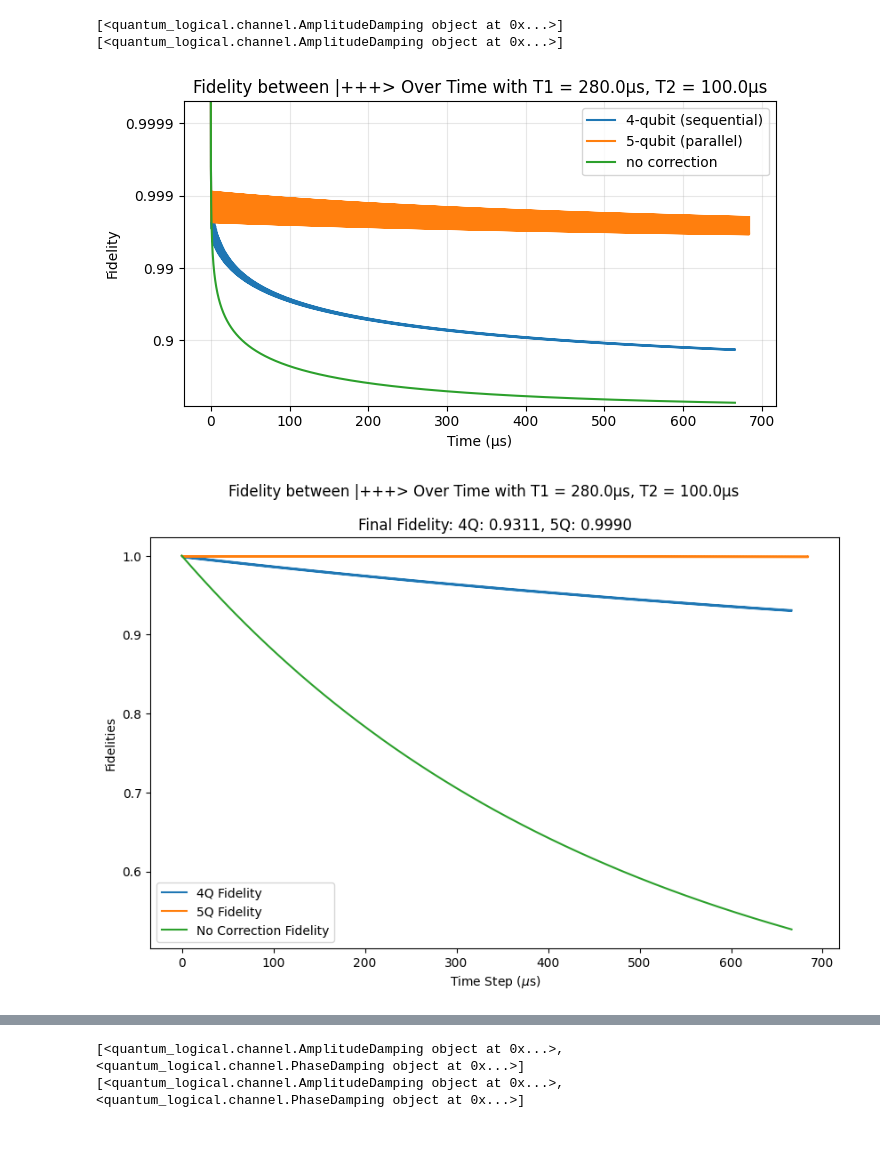
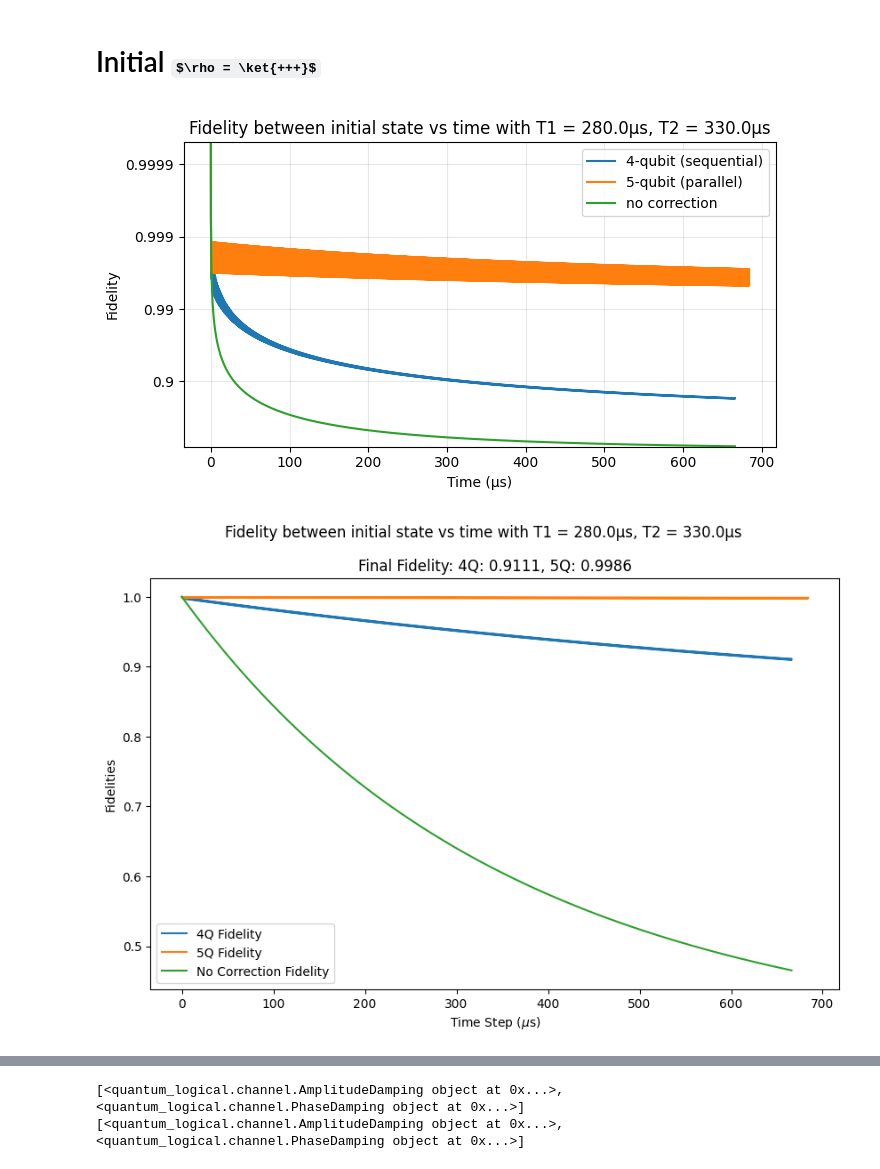
Before and after one commit to Wrn13/QuantumLogicalSimulator, a Jupyter notebook: src/notebooks/Qubit_Solver.ipynb, the cells around one changed output, grey strips where cells are left out. Saved outputs shown, nothing was run; the diff lists cells and outputs as text; code cells hidden in the pictures; some formulas as TeX source; blank space fills up the shorter version.

Commit message:
Generate data WIP

```diff
--- a/src/notebooks/Qubit_Solver.ipynb
+++ b/src/notebooks/Qubit_Solver.ipynb
@@ -14,5 +26,5 @@ runner = ExperimentRunner()
 # %%
-def ideal_plot_results(trotter_dt: float, state_list_4: List[qt.Qobj], state_list_5: List[qt.Qobj], no_correction:list[qt.Qobj], output_path: str, t1, t2) -> None:
+def ideal_plot_results_linear_plot(trotter_dt: float, state_list_4: List[qt.Qobj], state_list_5: List[qt.Qobj], no_correction:list[qt.Qobj], output_path: str, t1, t2, init_rho) -> None:
     """Create and save diagnostic plots for a completed experiment.
 
     The function computes time-steps from `trotter_dt` and extracts marginal
@@ -40,10 +52,6 @@ def ideal_plot_results(trotter_dt: float, state_list_4: List[qt.Qobj], state_lis
     probabilities_5 = [state.ptrace([0, 1, 2]).diag().real for state in state_list_5]
     probabilities_5 = np.array(probabilities_5)
 
-    plus_state = qt.gates.snot() * qt.basis(2, 0)
-    init_state = qt.tensor(plus_state, plus_state, plus_state)
-    init_rho = qt.ket2dm(init_state)
-
     fidelities_4 = [qt.fidelity(state.ptrace([0, 1, 2]), init_rho) for state in state_list_4]
     fidelities_4 = np.array(fidelities_4)
 
@@ -59,23 +67,20 @@ def ideal_plot_results(trotter_dt: float, state_list_4: List[qt.Qobj], state_lis
     plt.plot(time_steps_4, fidelity_no_correction, label="No Correction Fidelity")
     plt.xlabel(r"Time Step ($\mu$s)")
     plt.ylabel("Fidelities")
-    plt.suptitle(f"Fidelity between |+++> Over Time with T1 = {t1:.1f}μs, T2 = {t2:.1f}μs")
+    plt.suptitle(f"Fidelity between initial state vs time with T1 = {t1:.1f}μs, T2 = {t2:.1f}μs")
     plt.title(f"Final Fidelity: 4Q: {fidelities_4[-1]:.4f}, 5Q: {fidelities_5[-1]:.4f}")
     plt.legend()
     plt.savefig(f"{output_path}/fidelities_plot.png")
     plt.show()
 # %%
 def ideal_plot_results_log_plot(trotter_dt, state_list_4, state_list_5, no_correction,
-                                  output_path, t1, t2):
+                                  output_path, t1, t2, init_rho):
     if not os.path.exists(output_path):
         os.makedirs(output_path)
 
     time_steps_4 = np.linspace(0, trotter_dt * len(state_list_4), len(state_list_4))
     time_steps_5 = np.linspace(0, trotter_dt * len(state_list_5), len(state_list_5))
     time_steps_nc = np.linspace(0, trotter_dt * len(no_correction), len(no_correction))
-
-    plus_state = qt.gates.snot() * qt.basis(2, 0)
-    init_rho = qt.ket2dm(qt.tensor(plus_state, plus_state, plus_state))
 
     # qt.fidelity returns sqrt-fidelity; square it to get the standard Uhlmann F
     def infid(states):
@@ -115,7 +120,7 @@ def ideal_plot_results_log_plot(trotter_dt, state_list_4, state_list_5, no_corre
     ax.legend()
     ax.grid(True, which='major', alpha=0.3)
 
-    ax.set_title(f"Fidelity between |+++> Over Time with T1 = {t1:.1f}μs, T2 = {t2:.1f}μs")
+    ax.set_title(f"Fidelity between initial state vs time with T1 = {t1:.1f}μs, T2 = {t2:.1f}μs")
     plt.tight_layout()
     plt.savefig(os.path.join(output_path, 'fidelities_plot.png'), dpi=150)
     plt.show()
@@ -238,48 +127,45 @@ ideal_dropped_states_5.append(state_list_5[19*3])
+# %% [markdown]
+# Initial $\rho = \ket{+++}$
 # %%
-from quantum_logical.channel import AmplitudeDamping
-from quantum_logical.trotter import TrotterGroup
-
-
 T1= 280
-T2= 100
+T2= 330
 n = 600
+init_rho = qt.ket2dm(qt.tensor(plus_state, plus_state, plus_state))
 
 setup_5 = [
 qubit_parallel_phase_circuit(single_qubit_time, two_qubit_time, num_ancillae=2)
 ] * 2*n
 
 setup_4 = [
 qubit_partial_phase_circuit(single_qubit_time, two_qubit_time, target_state = 0),
 qubit_partial_phase_circuit(single_qubit_time, two_qubit_time, target_state = 1),
 ] * n
 
-trotter_decoherence = TrotterGroup([AmplitudeDamping(280, num_qubits=4, hilbert_space_dim=2)], .03)
-trotter_decoherence_5 = TrotterGroup([AmplitudeDamping(280, num_qubits=5, hilbert_space_dim=2)], .03)
+trotter_4 = runner.generate_trotterizer(0.03, T1, T2, 2, 4)
+trotter_5 = runner.generate_trotterizer(0.03, T1, T2, 2, 5)
 
 ancilla_zero = qt.ket2dm(qt.basis(2, 0))
-state_list_4 = runner.experiment_partial_run(trotter_decoherence, qt.tensor(init_rho, ancilla_zero), setup_4)
-state_list_5 = runner.experiment_partial_run(trotter_decoherence_5, qt.tensor(init_rho, ancilla_zero, ancilla_zero), setup_5)
+state_list_4 = runner.experiment_partial_run(trotter_4, qt.tensor(init_rho, ancilla_zero), setup_4)
+state_list_5 = runner.experiment_partial_run(trotter_5, qt.tensor(init_rho, ancilla_zero, ancilla_zero), setup_5)
 
 ideal_dropped_states_4 = [qt.tensor(init_rho, ancilla_zero)]
 ideal_dropped_states_5 = [qt.tensor(init_rho, ancilla_zero, ancilla_zero)]
-ideal_dropped_states_4 = runner.run_unitary_circuit(trotter_decoherence, [qt.tensor(*[qt.qeye(2)]*4)], state_list_4[0], [37 * single_qubit_time])[:-1]
-ideal_dropped_states_5 = runner.run_unitary_circuit(trotter_decoherence_5, [qt.tensor(*[qt.qeye(2)]*5)], state_list_5[0], [19 * single_qubit_time])[:-1]
+ideal_dropped_states_4 = runner.run_unitary_circuit(trotter_4, [qt.tensor(*[qt.qeye(2)]*4)], state_list_4[0], [37 * single_qubit_time])[:-1]
+ideal_dropped_states_5 = runner.run_unitary_circuit(trotter_5, [qt.tensor(*[qt.qeye(2)]*5)], state_list_5[0], [19 * single_qubit_time])[:-1]
 ideal_dropped_states_4.append(state_list_4[37])
 ideal_dropped_states_5.append(state_list_5[19])
 for i in range(1,n):
-    ideal_dropped_states_4 += runner.run_unitary_circuit(trotter_decoherence, [qt.tensor(*[qt.qeye(2)]*4)], state_list_4[37 * i], [37 * single_qubit_time])[1:-1]
+    ideal_dropped_states_4 += runner.run_unitary_circuit(trotter_4, [qt.tensor(*[qt.qeye(2)]*4)], state_list_4[37 * i], [37 * single_qubit_time])[1:-1]
     ideal_dropped_states_4.append(state_list_4[37*(i+1)])
 for i in range(1,2*n):
-    ideal_dropped_states_5 += runner.run_unitary_circuit(trotter_decoherence_5, [qt.tensor(*[qt.qeye(2)]*5)], state_list_5[19 * i], [19 * single_qubit_time])[1:-1]
+    ideal_dropped_states_5 += runner.run_unitary_circuit(trotter_5, [qt.tensor(*[qt.qeye(2)]*5)], state_list_5[19 * i], [19 * single_qubit_time])[1:-1]
     ideal_dropped_states_5.append(state_list_5[19*(i+1)])
 
-no_correction = runner.run_unitary_circuit(trotter_decoherence, [qt.tensor(*[qt.qeye(2)]*4)], qt.tensor(init_rho, ancilla_zero), [len(ideal_dropped_states_4) * single_qubit_time]) [:-1]
+no_correction = runner.run_unitary_circuit(trotter_4, [qt.tensor(*[qt.qeye(2)]*4)], qt.tensor(init_rho, ancilla_zero), [len(ideal_dropped_states_4) * single_qubit_time]) [:-1]
 
-ideal_plot_results_log_plot(0.03, ideal_dropped_states_4, ideal_dropped_states_5, no_correction, f"results/T1_{T1}_T2_{T2}/ideals", T1, T2)
+ideal_plot_results_log_plot(0.03, ideal_dropped_states_4, ideal_dropped_states_5, no_correction, f"results/T1_{T1}_T2_{T2}/ideals", T1, T2, init_rho)
 
-ideal_plot_results(0.03, ideal_dropped_states_4, ideal_dropped_states_5, no_correction, "helpme", T1, T2)
+ideal_plot_results(0.03, ideal_dropped_states_4, ideal_dropped_states_5, no_correction, "helpme", T1, T2, init_rho)
 # %% [output]
-[<quantum_logical.channel.AmplitudeDamping object at 0x...>]
-[<quantum_logical.channel.AmplitudeDamping object at 0x...>]
-[figure, old version]
+[figure, new version]
-[figure, old version]
+[figure, new version]
```
Also changed, not shown: parts of 23 cells of this notebook, 9 other files.
